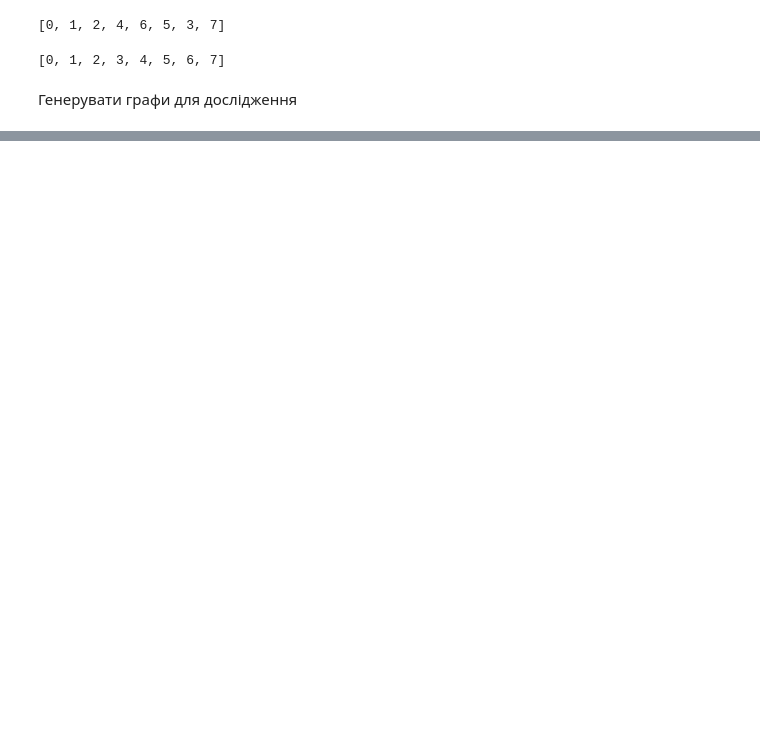
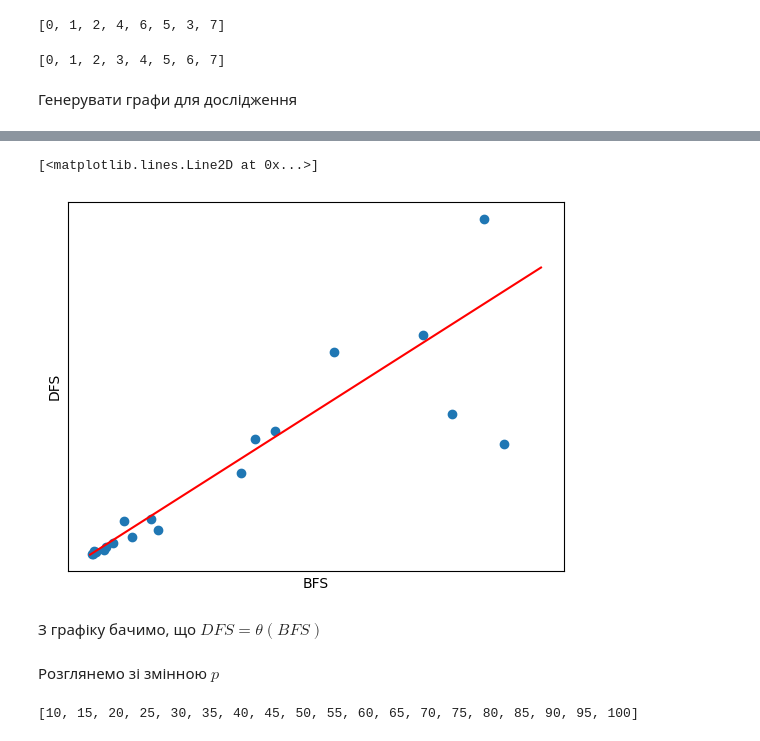
Before and after one commit to BerVol57/Applied-algorithms, a Jupyter notebook: Task_N03/Task_N03.ipynb, the cells around one changed output, grey strips where cells are left out. Saved outputs shown, nothing was run; the diff lists cells and outputs as text; code cells hidden in the pictures; blank space fills up the shorter version.

```diff
--- a/Task_N03/Task_N03.ipynb
+++ b/Task_N03/Task_N03.ipynb
@@ -107,0 +146,18 @@ Y_bfs = []
+# %%
+plt.scatter(Y_bfs, Y_dfs)
+plt.xticks([])
+plt.yticks([])
+plt.xlabel("BFS")
+plt.ylabel("DFS")
+plt.plot([0, 0.0035], [0, 0.0035], color="red")
+# %% [output]
+[<matplotlib.lines.Line2D at 0x...>]
+[figure, added]
+# %% [markdown]
+З графіку бачимо, що $DFS = \theta(BFS)$
+# %% [markdown]
+Розглянемо зі змінною $p$
+# %%
+X
+# %% [output]
+[10, 15, 20, 25, 30, 35, 40, 45, 50, 55, 60, 65, 70, 75, 80, 85, 90, 95, 100]
```
Also changed, not shown: parts of 18 cells of this notebook, 1 other file.
